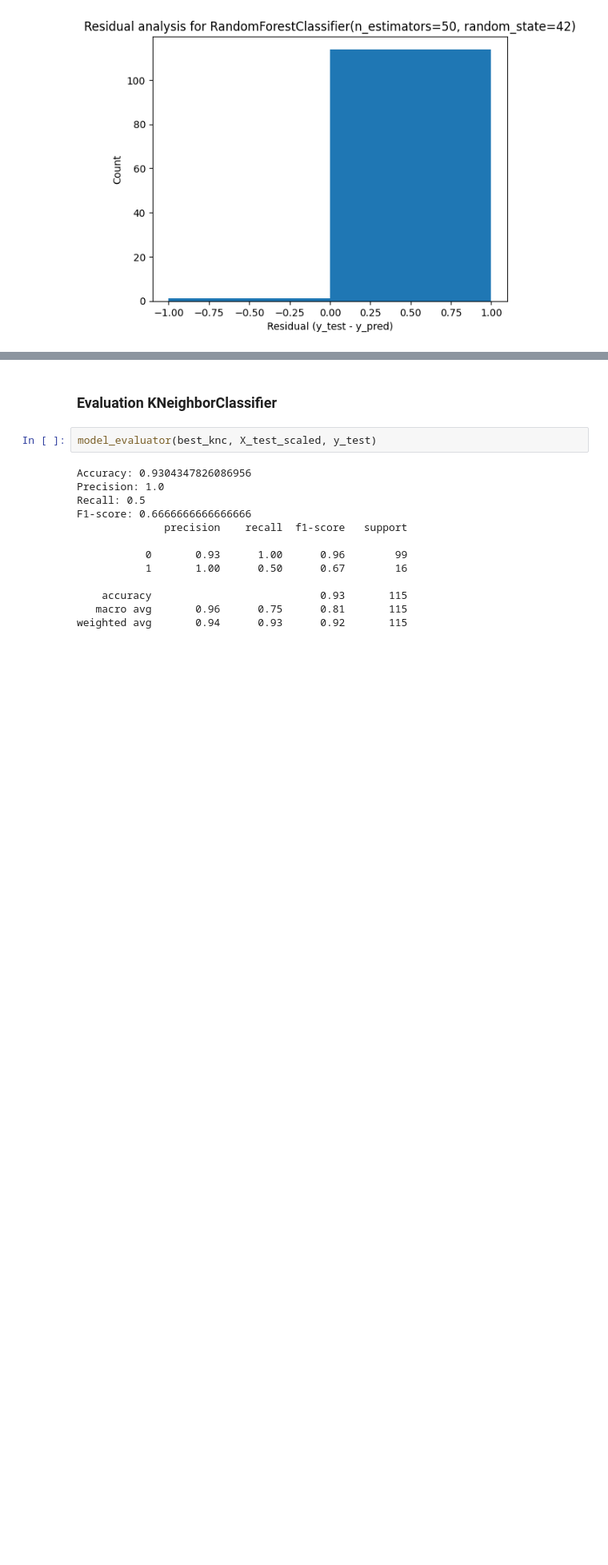
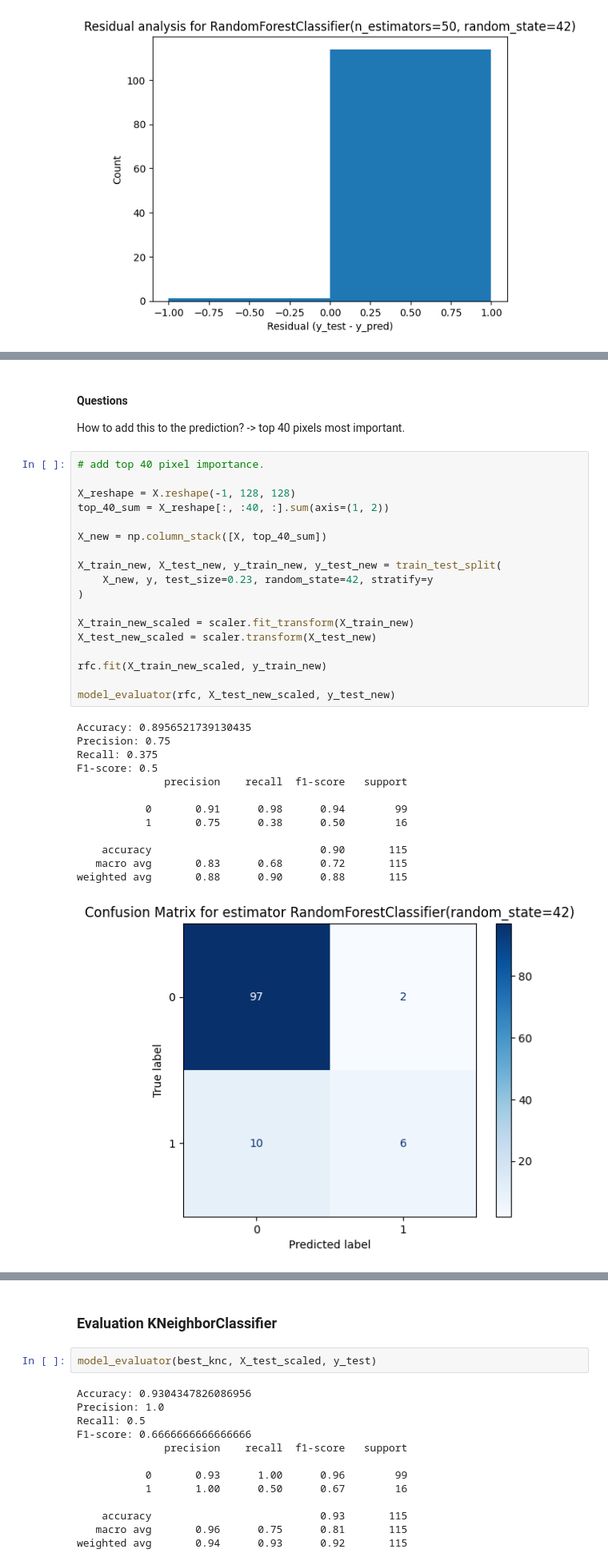
Before and after one commit to fendraq/ml_application_documents, a Jupyter notebook: model_training_mini_batch/exploratory_model_training.ipynb, the cells around one changed output, grey strips where cells are left out. Shown: that part at 80% size. Saved outputs shown, nothing was run; the diff lists cells and outputs as text; blank space fills up the shorter version.

```diff
--- a/model_training_mini_batch/exploratory_model_training.ipynb
+++ b/model_training_mini_batch/exploratory_model_training.ipynb
@@ -239,0 +270,35 @@ weighted avg       0.90      0.90      0.89       115
+# %% [markdown]
+#### Questions
+How to add this to the prediction? -> top 40 pixels most important.
+# %%
+# add top 40 pixel importance.
+
+X_reshape = X.reshape(-1, 128, 128)
+top_40_sum = X_reshape[:, :40, :].sum(axis=(1, 2))
+
+X_new = np.column_stack([X, top_40_sum])
+
+X_train_new, X_test_new, y_train_new, y_test_new = train_test_split(
+    X_new, y, test_size=0.23, random_state=42, stratify=y
+)
+
+X_train_new_scaled = scaler.fit_transform(X_train_new)
+X_test_new_scaled = scaler.transform(X_test_new)
+
+rfc.fit(X_train_new_scaled, y_train_new)
+
+model_evaluator(rfc, X_test_new_scaled, y_test_new)
+# %% [output]
+Accuracy: 0.8956521739130435
+Precision: 0.75
+Recall: 0.375
+F1-score: 0.5
+              precision    recall  f1-score   support
+
+           0       0.91      0.98      0.94        99
+           1       0.75      0.38      0.50        16
+
+    accuracy                           0.90       115
+   macro avg       0.83      0.68      0.72       115
+weighted avg       0.88      0.90      0.88       115
+[figure, added]
```
Also changed, not shown: parts of 7 cells of this notebook, 2 other files.
